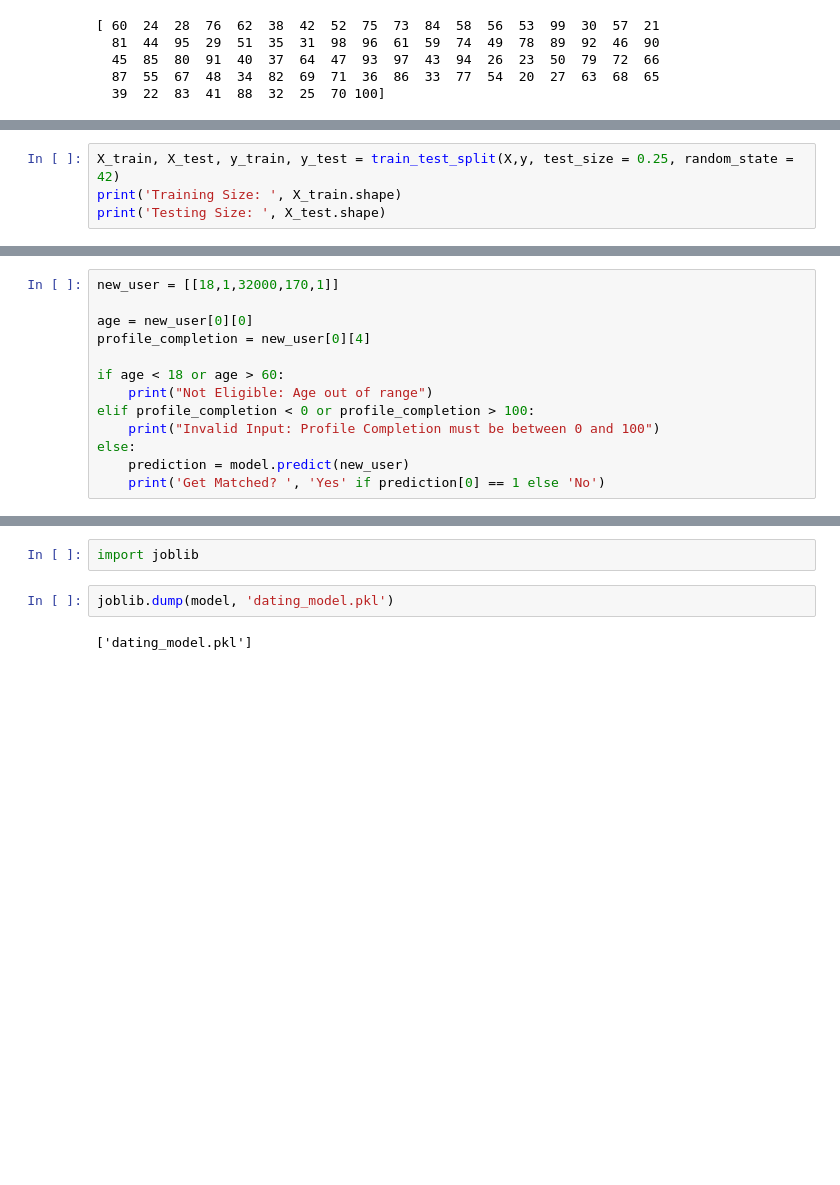
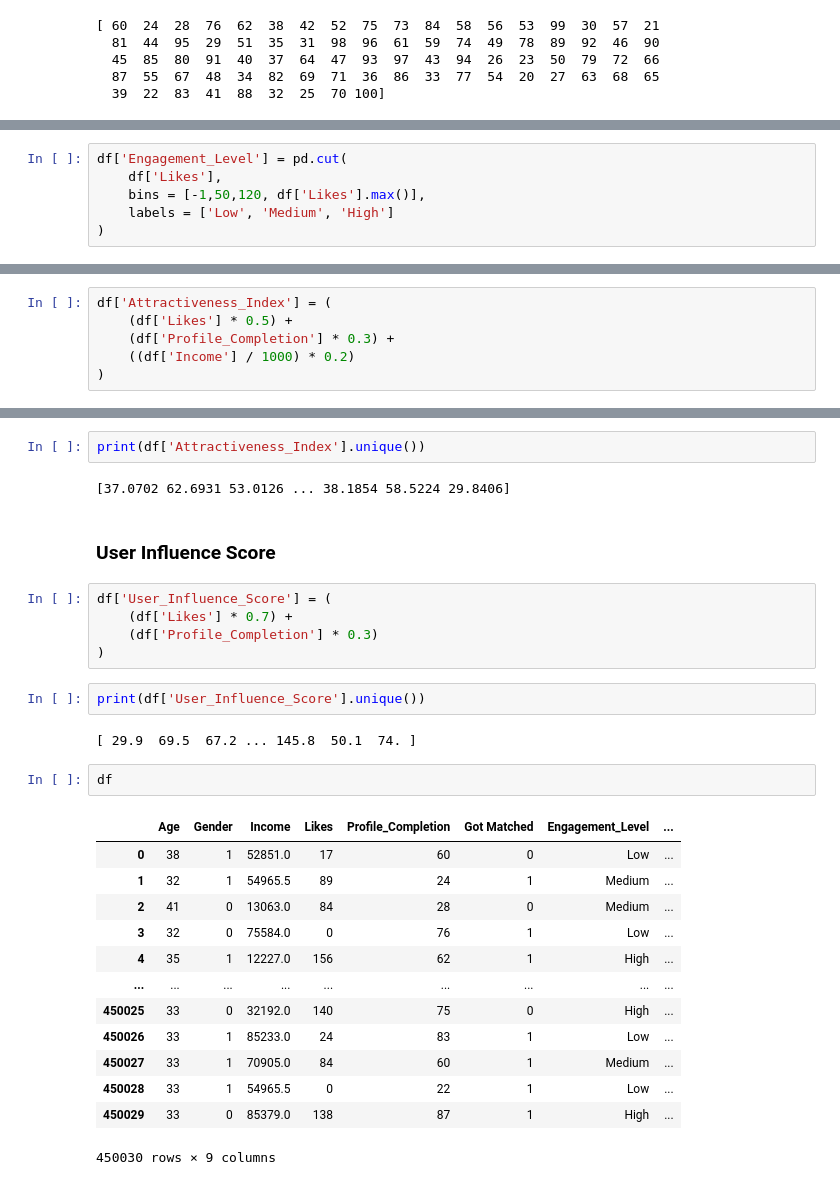
Before and after one commit to TomHArdy22311/Match-Craft, a Jupyter notebook: Untitled.ipynb, the cells around one changed output, grey strips where cells are left out. Drawn from its saved outputs; the diff is of its cells as text; blank space fills up the shorter version.

```diff
--- a/Untitled.ipynb
+++ b/Untitled.ipynb
@@ -367,4 +353,6 @@ X.head()
 # %%
-X_train, X_test, y_train, y_test = train_test_split(X,y, test_size = 0.25, random_state = 42)
-print('Training Size: ', X_train.shape)
-print('Testing Size: ', X_test.shape)
+df['Engagement_Level'] = pd.cut(
+    df['Likes'],
+    bins = [-1,50,120, df['Likes'].max()],
+    labels = ['Low', 'Medium', 'High']
+)
@@ -421,13 +367,6 @@ weighted avg       0.90      0.90      0.90    112508
 # %%
-new_user = [[18,1,32000,170,1]]
-
-age = new_user[0][0]
-profile_completion = new_user[0][4]
-
-if age < 18 or age > 60:
-    print("Not Eligible: Age out of range")
-elif profile_completion < 0 or profile_completion > 100:
-    print("Invalid Input: Profile Completion must be between 0 and 100")
-else:
-    prediction = model.predict(new_user)
-    print('Get Matched? ', 'Yes' if prediction[0] == 1 else 'No')
+df['Attractiveness_Index'] = (
+    (df['Likes'] * 0.5) +
+    (df['Profile_Completion'] * 0.3) +
+    ((df['Income'] / 1000) * 0.2)
+)
@@ -438,6 +373,31 @@ Get Matched?  No
-# %%
-import joblib
+# %%
+print(df['Attractiveness_Index'].unique())
+# %% [output]
+[37.0702 62.6931 53.0126 ... 38.1854 58.5224 29.8406]
+# %% [markdown]
+### User Influence Score
 # %%
-joblib.dump(model, 'dating_model.pkl')
+df['User_Influence_Score'] = (
+    (df['Likes'] * 0.7) +
+    (df['Profile_Completion'] * 0.3)
+)
-# %% [output]
-['dating_model.pkl']
+# %%
+print(df['User_Influence_Score'].unique())
+# %% [output]
+[ 29.9  69.5  67.2 ... 145.8  50.1  74. ]
+# %%
+df
+# %% [output]
+|  | Age | Gender | Income | Likes | Profile_Completion | Got Matched | Engagement_Level | ... |
+| 0 | 38 | 1 | 52851.0 | 17 | 60 | 0 | Low | ... |
+| 1 | 32 | 1 | 54965.5 | 89 | 24 | 1 | Medium | ... |
+| 2 | 41 | 0 | 13063.0 | 84 | 28 | 0 | Medium | ... |
+| 3 | 32 | 0 | 75584.0 | 0 | 76 | 1 | Low | ... |
+| 4 | 35 | 1 | 12227.0 | 156 | 62 | 1 | High | ... |
+| ... | ... | ... | ... | ... | ... | ... | ... | ... |
+| 450025 | 33 | 0 | 32192.0 | 140 | 75 | 0 | High | ... |
+| 450026 | 33 | 1 | 85233.0 | 24 | 83 | 1 | Low | ... |
+| 450027 | 33 | 1 | 70905.0 | 84 | 60 | 1 | Medium | ... |
+| 450028 | 33 | 1 | 54965.5 | 0 | 22 | 1 | Low | ... |
+| 450029 | 33 | 0 | 85379.0 | 138 | 87 | 1 | High | ... |
+450030 rows × 9 columns
```
Also changed, not shown: parts of 25 cells of this notebook.
